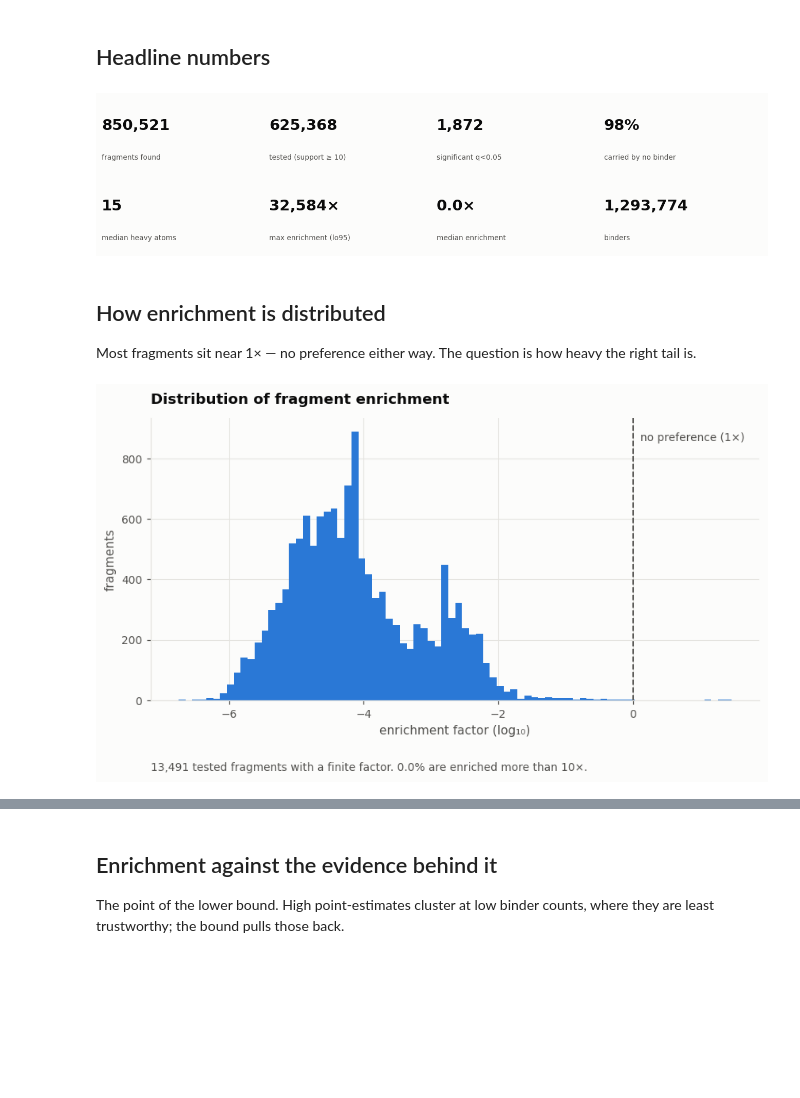
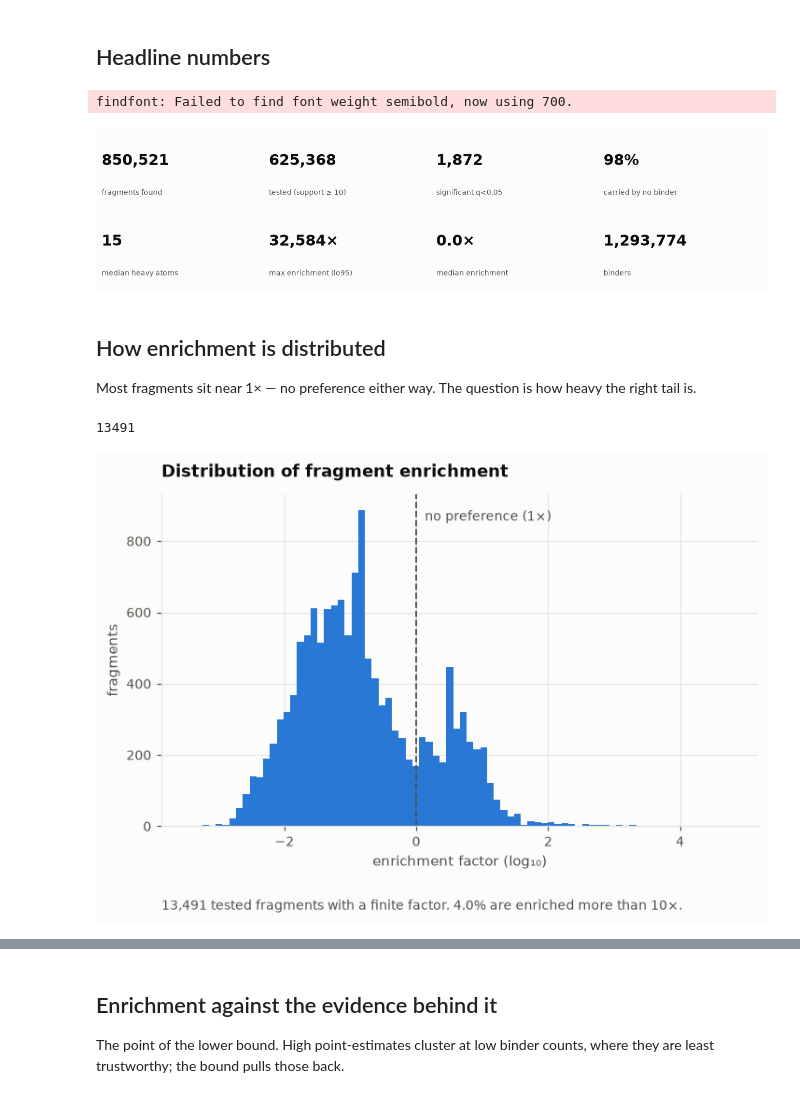
Before and after one commit to AlvaroSmorras/DEL-fragmentation, a Jupyter notebook: notebooks/01_fragment_report.ipynb, the cells around one changed output, grey strips where cells are left out. Cells and saved outputs as stored; diff of their text form; code cells hidden in the pictures; blank space fills up the shorter version.

```diff
--- a/notebooks/01_fragment_report.ipynb
+++ b/notebooks/01_fragment_report.ipynb
@@ -51,8 +51,7 @@ BASELINE = N_BIND / N_NON
 print(f"{len(frags):,} fragments")
 print(f"library: {N_BIND:,} binders / {N_NON:,} non-binders "
       f"(ratio {BASELINE:.2e}, hit rate {N_BIND/(N_BIND+N_NON):.4%})")
-frags['binder_per_nonbinder'] = frags['n_binder'] / (frags['n_nonbinder']+0.01)
-frags.head(5)
+frags.head(3)
 # %% [output]
 850,521 fragments
 library: 1,293,774 binders / 2,595,496,435 non-binders (ratio 4.98e-04, hit rate 0.0498%)
@@ -79,6 +76,7 @@ fig = stat_tiles([
 ])
 plt.show()
 # %% [output]
+findfont: Failed to find font weight semibold, now using 700.
 [figure]
 # %% [markdown]
 ## How enrichment is distributed
@@ -86,18 +84,20 @@ plt.show()
 Most fragments sit near 1× — no preference either way. The question is how heavy
 the right tail is.
 # %%
-vals = finite(tested["binder_per_nonbinder"])
-fig, ax = plt.subplots(figsize=(9, 4.2))
+vals = finite(tested["enrichment_factor"])
+print(len(vals))
+fig, ax = plt.subplots(figsize=(7.5, 4.2))
 ax.hist(np.log10(vals), bins=80, color=SERIES[0], edgecolor="none")
 ax.axvline(0, color=INK_SOFT, lw=1.2, ls="--")
 ax.annotate("no preference (1\u00d7)", xy=(0, ax.get_ylim()[1]*0.92), xytext=(6, 0),
             textcoords="offset points", color=INK_SOFT, fontsize=9)
 ax.set_xlabel("enrichment factor (log\u2081\u2080)")
 ax.set_ylabel("fragments")
 ax.set_title("Distribution of fragment enrichment")
 strip_spines(ax)
 caption(ax, f"{len(vals):,} tested fragments with a finite factor. "
             f"{(vals > 10).mean():.1%} are enriched more than 10\u00d7.")
 plt.show()
 # %% [output]
+13491
-[figure, old version]
+[figure, new version]
```
Also changed, not shown: parts of 5 cells of this notebook, 26 other files.
